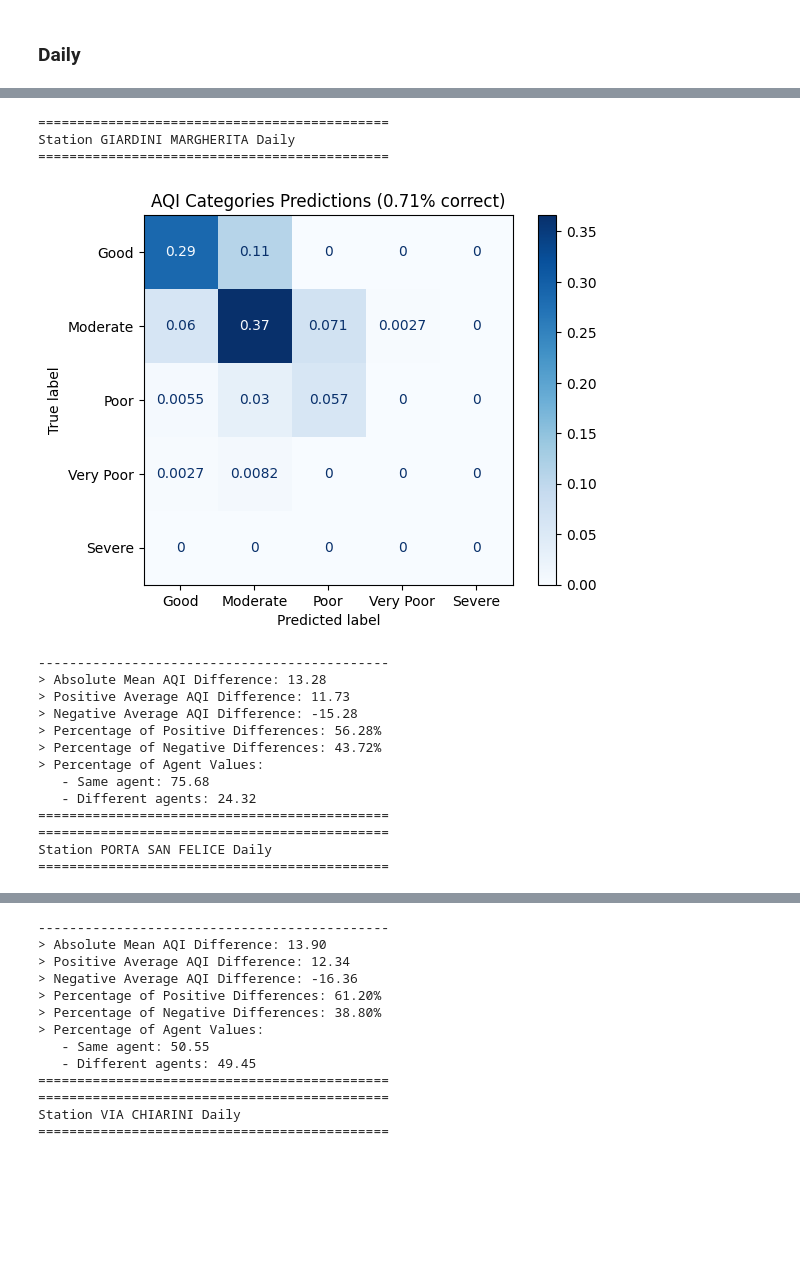
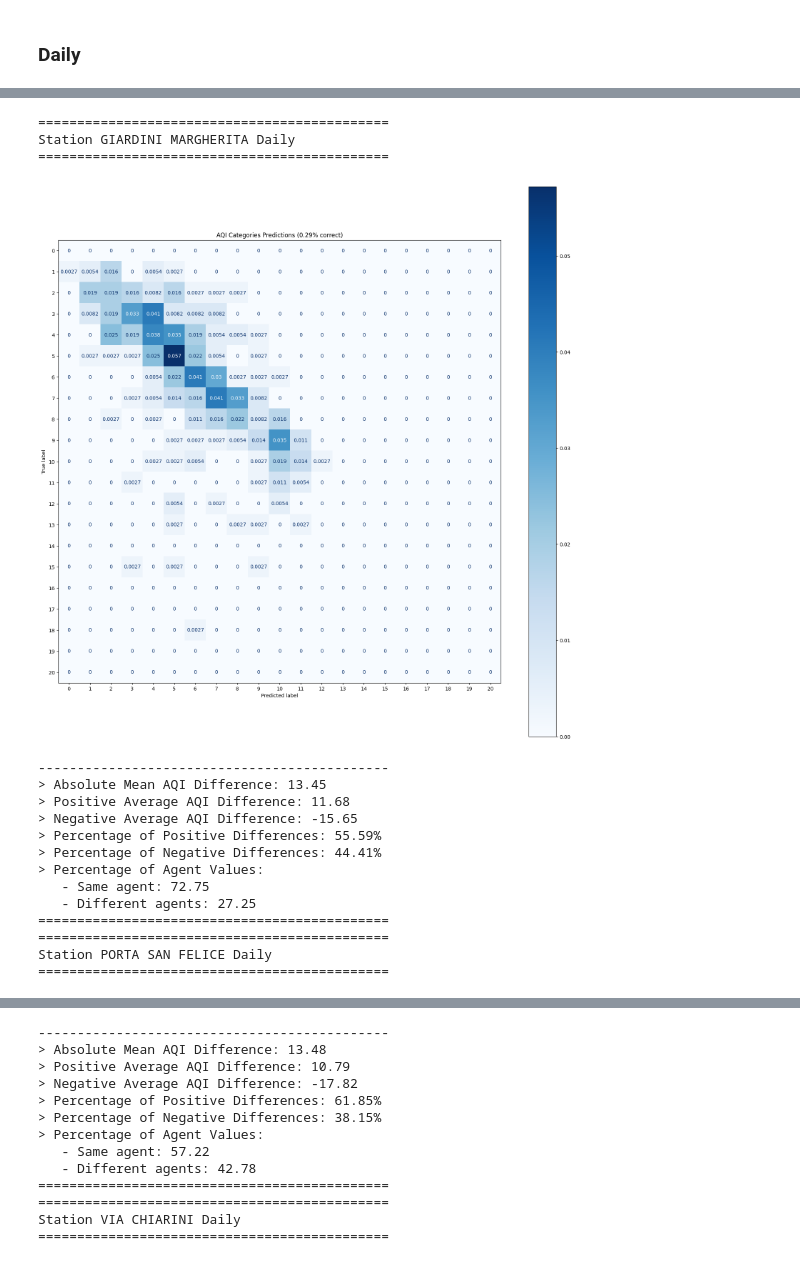
Before and after one commit to davidesonno/AII-project, a Jupyter notebook: 9-multi-agent-model.ipynb, the cells around one changed output, grey strips where cells are left out. Saved outputs shown, nothing was run; the diff lists cells and outputs as text; code cells hidden in the pictures; blank space fills up the shorter version.

```diff
--- a/9-multi-agent-model.ipynb
+++ b/9-multi-agent-model.ipynb
@@ -715,7 +789,7 @@ callbacks = [
         factor=0.1,
         patience=4,
         min_lr=1e-7,
-        verbose=0,
+        verbose=1,
         min_delta=0.001
     ),
     keras.callbacks.EarlyStopping(
@@ -729,8 +803,8 @@ callbacks = [
 
 set_random_seed() # mi sa che non va
 h_hist = h_model.fit(
-    x=h_train,
-    validation_data=h_val,
+    x=h_train_list,
+    validation_data=h_val_list,
     epochs=100,
     callbacks=callbacks
 )
@@ -787,5 +862,5 @@ Non-trainable params: 0
 def map_inputs(x, a, *rest):
     return (x, a),
 
-h_results = h_model.predict(h_test.map(map_inputs)) # only pass sequence and agent id
+h_results = h_model.predict(h_test_list.map(map_inputs)) # only pass sequence and agent id
 # %% [output]
@@ -797,7 +872,7 @@ h_agent_values = {
 }
 i = 0
 
-for _, agent_ids, targets, station_ids, dates in h_test:
+for _, agent_ids, targets, station_ids, dates in h_test_list:
     agent_ids = agent_ids.numpy()
     targets = targets.numpy()
     station_ids = station_ids.numpy()
@@ -997,26 +1074,33 @@ Station VIA CHIARINI AQI:
+# %%
+max = 200
+step = 10
+bla = {
+    str(i): i * step for i in range(0, max//step + 1)
+}
+# bla
 # %%
 for station in pred_AQI_daily:
     print('=============================================')
     print(f'Station {station} Daily')
     print('=============================================')
-    print_AQI_category_comparison(pred_AQI_daily[station], true_AQI_daily[station], categories=AQI_CATEGORIES)
+    print_AQI_category_comparison(pred_AQI_daily[station], true_AQI_daily[station], categories=bla, figsize=(20,20))
     print('---------------------------------------------')
     print_AQI_difference_metrics(AQI_diff_daily[station])
     print('=============================================')
 # %% [output]
 =============================================
 Station GIARDINI MARGHERITA Daily
 =============================================
-[figure, old version]
+[figure, new version]
 ---------------------------------------------
-> Absolute Mean AQI Difference: 13.28
-> Positive Average AQI Difference: 11.73
-> Negative Average AQI Difference: -15.28
-> Percentage of Positive Differences: 56.28%
-> Percentage of Negative Differences: 43.72%
+> Absolute Mean AQI Difference: 13.45
+> Positive Average AQI Difference: 11.68
+> Negative Average AQI Difference: -15.65
+> Percentage of Positive Differences: 55.59%
+> Percentage of Negative Differences: 44.41%
 > Percentage of Agent Values:
-   - Same agent: 75.68
-   - Different agents: 24.32
+   - Same agent: 72.75
+   - Different agents: 27.25
 =============================================
 =============================================
 Station PORTA SAN FELICE Daily
@@ -1025,12 +1109,12 @@ Station PORTA SAN FELICE Daily
 ---------------------------------------------
-> Absolute Mean AQI Difference: 13.90
-> Positive Average AQI Difference: 12.34
-> Negative Average AQI Difference: -16.36
-> Percentage of Positive Differences: 61.20%
-> Percentage of Negative Differences: 38.80%
+> Absolute Mean AQI Difference: 13.48
+> Positive Average AQI Difference: 10.79
+> Negative Average AQI Difference: -17.82
+> Percentage of Positive Differences: 61.85%
+> Percentage of Negative Differences: 38.15%
 > Percentage of Agent Values:
-   - Same agent: 50.55
-   - Different agents: 49.45
+   - Same agent: 57.22
+   - Different agents: 42.78
 =============================================
 =============================================
 Station VIA CHIARINI Daily
```
Also changed, not shown: parts of 29 cells of this notebook, 3 other files.
